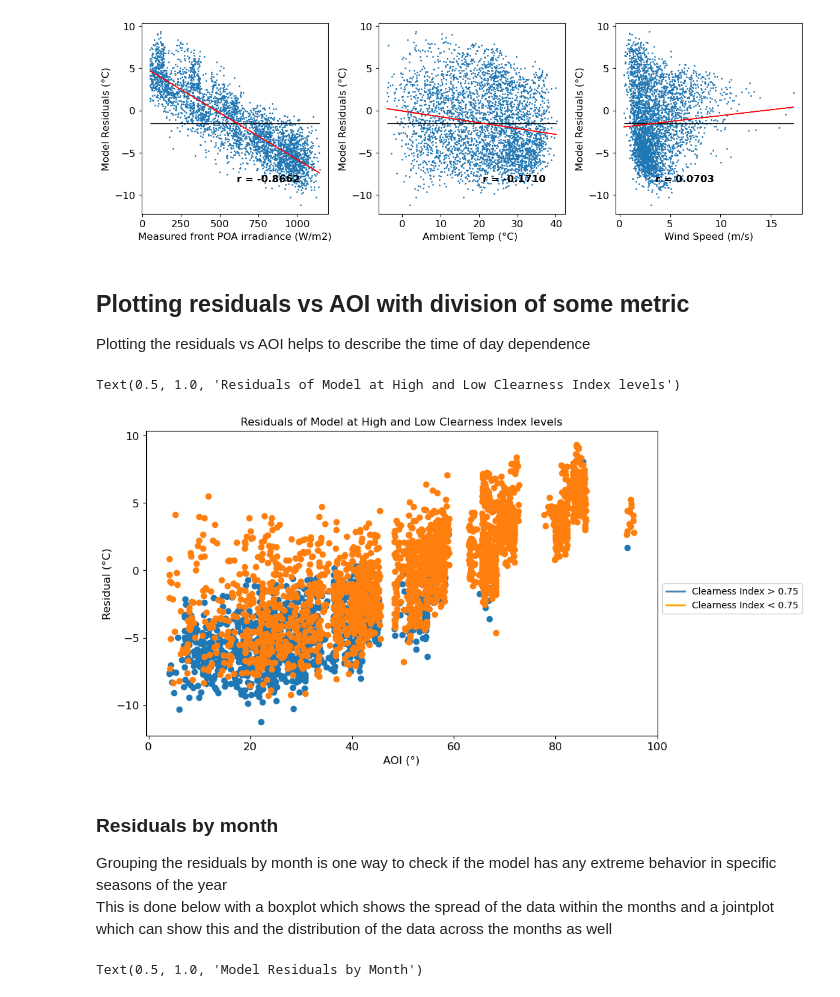
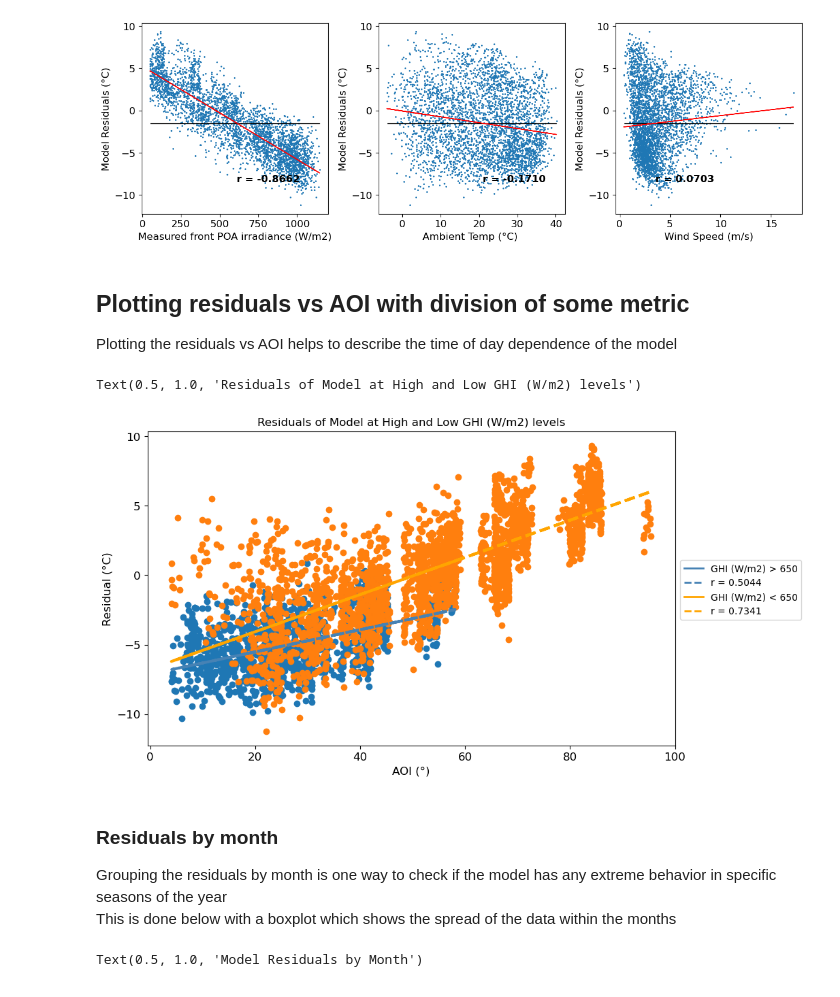
Before and after one commit to lmdeville/PV-Modeling, a Jupyter notebook: Model Validation/Temp Models Validation.ipynb, the cells around one changed output. Drawn from its saved outputs; the diff is of its cells as text; code cells hidden in the pictures.

```diff
--- a/Model Validation/Temp Models Validation.ipynb
+++ b/Model Validation/Temp Models Validation.ipynb
@@ -38,9 +41,8 @@ plt.rcParams['axes.titlesize']=12
 This section imports the meteo and system data from the DuraMAT Datahub. For the purpose of accurate solar position calculations, the times are set to be labeled at the middle-of-hour. The data includes 2 filters: _bsrn pass_ and _SNL No Snow_. The baseline surface radiation network (BSRN) filter follows [version 2 quality control tests](https://epic.awi.de/id/eprint/30083/1/BSRN_recommended_QC_tests_V2.pdf) and the SNL No Snow filter removes any days with recorded snow fall or snow depth. Data is removed if either filter value is '0'. For the meteo data, any 0 values are replaced with NaNs so that statistical values, like mean, are not affected by these values.
 # %%
 #read in data from duramat data hub directly
-df = pd.read_excel('pvpmc_2021_blind_modeling_comparison_data_s1-s6.xlsx', sheet_name='S2')
-#df = pd.read_excel(https://datahub.duramat.org/dataset/293db0cb-e838-4f7a-8e77-f62e85328c47/resource/b54bdc36-1864-48a9-abab-daf0e3f8dcf5/download/pvpmc_2021_blind_modeling_comparison_data_s1-s6.xlsx,
-#                   sheet_name='S2'
+df = pd.read_excel(https://datahub.duramat.org/dataset/293db0cb-e838-4f7a-8e77-f62e85328c47/resource/b54bdc36-1864-48a9-abab-daf0e3f8dcf5/download/pvpmc_2021_blind_modeling_comparison_data_s1-s6.xlsx,
+                  sheet_name='S2'
 
 #Reassigning the index so the timesteps are at the middle of the hour
 df.index = pd.date_range(start='2021-01-01 00:30:00', end='2021-12-31 23:30:00', freq='H')
@@ -66,11 +68,11 @@ df.head()
 # %%
 #Defining constants and values that are consistent across all calculations
 #we are using S2 from the data, which is the Candian Solar Monocrystalline 275W module
-module = {'Tilt': 35,'Latitude': 35.05,'Longitude': -106.54,'Altitude': 1600,'Surface Azimuth': 180,'String Length':12, 'iam0':1,'iam10': 0.9989, 'iam20': 1.0014,
-          'iam30': 1.0002,  'iam40':0.9984,'iam45': 0.9941, 'iam50': 0.9911, 'iam55': 0.9815, 'iam60':0.9631, 'iam65':0.9352, 'iam70':0.8922, 'iam75':0.8134,
-          'iam80':0.6778, 'iam85': 0.4351, 'U0': 28.825, 'U1': 4.452, 'NOCT': 45, 'Unit Mass': 11.119, 'Area':1.621, 'Pmp' : 275, 'Gamma Pmp': -0.0041,
-          'Alpha Isc':0.0033, 'Beta Voc': -0.1178, 'Cell Type':'monoSi', 'Cells in Series':60}
+module = {'Tilt': 35,'Latitude': 35.05,'Longitude': -106.54,'Altitude': 1600,'Surface Azimuth': 180,'String Length':12, 'iam0':1,'iam10': 0.9989, 'iam20': 1.0014, 'iam30': 1.0002, 'iam40':0.9984,
+          'iam45': 0.9941, 'iam50': 0.9911, 'iam55': 0.9815, 'iam60':0.9631, 'iam65':0.9352, 'iam70':0.8922, 'iam75':0.8134, 'iam80':0.6778, 'iam85': 0.4351,'U0': 28.825, 'U1': 4.452, 'NOCT': 45,
+          'Unit Mass': 11.119,'Area':1.621,'Vmp': 31.48 ,'Imp': 8.81,'Voc':38.29 ,'Isc': 9.30,'Pmp': 275,'Gamma Pmp': -0.0041,'Alpha Isc':0.0033,'Beta Voc': -0.1178,'Cell Type':'monoSi','Cells in Series':60}
 module = pd.Series(module)
+
 #Running solar position calculations
 spdf = pvlib.solarposition.get_solarposition(time=df.index, latitude=module['Latitude'],
         longitude=module['Longitude'],temperature=df['Ambient Temp (°C) '], altitude=module['Altitude'])
@@ -109,9 +111,8 @@ df['AOI'] = edf['aoi']
 ref_thetas= [0,10,20,30,40,45,50,55,60,65,70,75,80,85]
 ref_iams = [module['iam0'],module['iam10'],module['iam20'],module['iam30'],module['iam40'],module['iam45'],module['iam50'],
             module['iam55'],module['iam60'],module['iam65'],module['iam70'],module['iam75'],module['iam80'],module['iam85']]
-F2 = pvlib.iam.interp(aoi=edf['aoi'],theta_ref=ref_thetas,iam_ref=ref_iams )
-df['Effective Irradiance'] = (edf['poa_direct'] * F2 + edf['poa_diffuse'])
-df['IAMs'] = F2
+df['IAMs'] = pvlib.iam.interp(aoi=edf['aoi'],theta_ref=ref_thetas,iam_ref=ref_iams )
+df['Effective Irradiance'] = (edf['poa_direct'] * df['IAMs'] + edf['poa_diffuse'])
 # %% [markdown]
 ## 3. Run the model or import the results to be validated
 
@@ -367,32 +370,45 @@ fig.tight_layout()
 [figure]
 # %% [markdown]
 ## Plotting residuals vs AOI with division of some metric
-Plotting the residuals vs AOI helps to describe the time of day dependence
+Plotting the residuals vs AOI helps to describe the time of day dependence of the model
 # %%
-metric = 'Clearness Index' #<---------------- could be any value that is a column in the df (wind speed, clearness index, ambient temp)
-bound = 0.75 #<------------------------------ the bound at which to separate the upper and lower categories
+metric = 'GHI (W/m2)' #<---------------- could be any value that is a column in the df (wind speed, clearness index, ambient temp)
+bound = 650 #<------------------------------ the bound at which to separate the upper and lower categories
 
 df_h = df[df[metric] > bound]
 df_l = df[df[metric] < bound]
 
+z_h = np.polyfit(df_h['AOI'],df_h['resid_trim'], 1)
+p_h = np.poly1d(z_h)
+r_h = np.corrcoef(x=df_h['AOI'], y=df_h['resid_trim'])[0][1]
+
+z_l = np.polyfit(df_l['AOI'],df_l['resid_trim'], 1)
+p_l = np.poly1d(z_l)
+r_l = np.corrcoef(x=df_l['AOI'], y=df_l['resid_trim'])[0][1]
+
 plt.scatter(x=df_h['AOI'], y=df_h['resid_trim'])
+plt.plot(df_h['AOI'], p_h(df_h['AOI']), linewidth=3, color='steelblue',linestyle='--',)
 plt.scatter(x=df_l['AOI'], y=df_l['resid_trim'])
+plt.plot(df_l['AOI'], p_l(df_l['AOI']), linewidth=3, color='orange',linestyle='--')
 
 plt.ylabel('Residual (°C)')
 plt.xlabel('AOI (°)')
 
 line_1 = Line2D([0], [0], color='steelblue', linewidth=2, linestyle='-',label=(metric+' > '+str(bound)))
+line_2 = Line2D([0], [0], color='steelblue', linewidth=2, linestyle='--',label=f"r = {r_h:0.04f}")
 line_3 = Line2D([0], [0], color='orange', linewidth=2, linestyle='-',label=(metric+' < '+str(bound)))
-lines = [line_1,line_3]
+line_4 = Line2D([0], [0], color='orange', linewidth=2, linestyle='--',label=f"r = {r_l:0.04f}")
+
+lines = [line_1,line_2,line_3,line_4]
 plt.legend(prop=dict(size='small'), loc=[1.01, 0.4],handles=lines)
 plt.title('Residuals of Model at High and Low '+metric+' levels')
 # %% [output]
-Text(0.5, 1.0, 'Residuals of Model at High and Low Clearness Index levels')
+Text(0.5, 1.0, 'Residuals of Model at High and Low GHI (W/m2) levels')
-[figure, old version]
+[figure, new version]
 # %% [markdown]
 ### Residuals by month
 Grouping the residuals by month is one way to check if the model has any extreme behavior in specific seasons of the year \
-This is done below with a boxplot which shows the spread of the data within the months and a jointplot which can show this and the distribution of the data across the months as well
+This is done below with a boxplot which shows the spread of the data within the months
 # %%
 sns.boxplot(data=df, x='Month', y='resid_trim', showfliers=False, showmeans=True)
 plt.xticks(rotation=30, ha='right')
```
Also changed, not shown: parts of 12 cells of this notebook, 4 other files.
